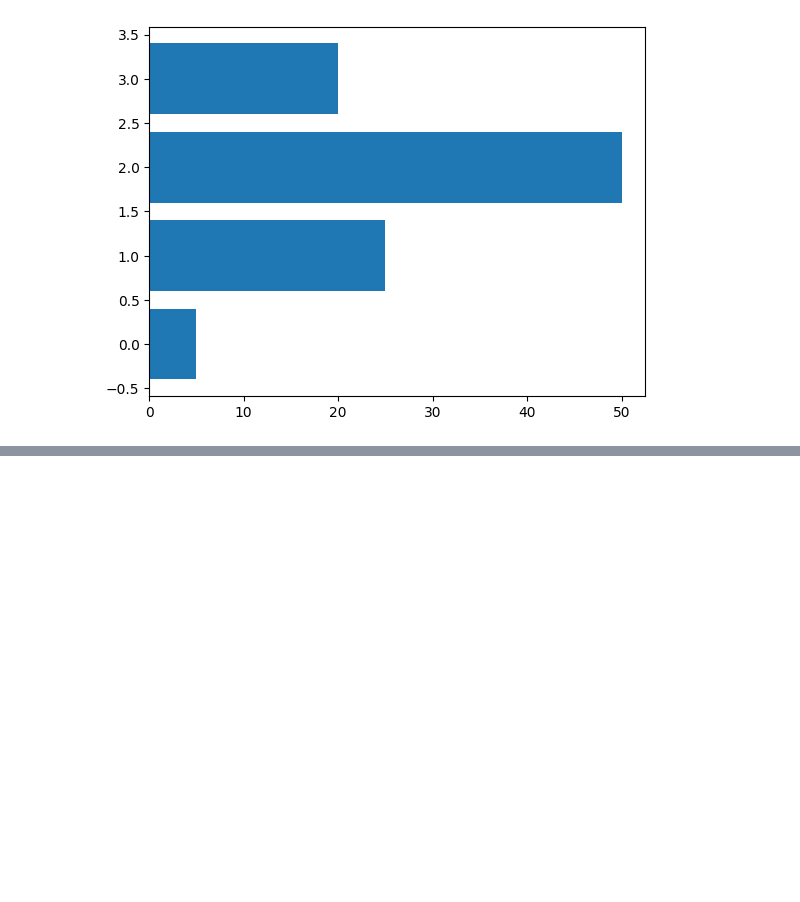
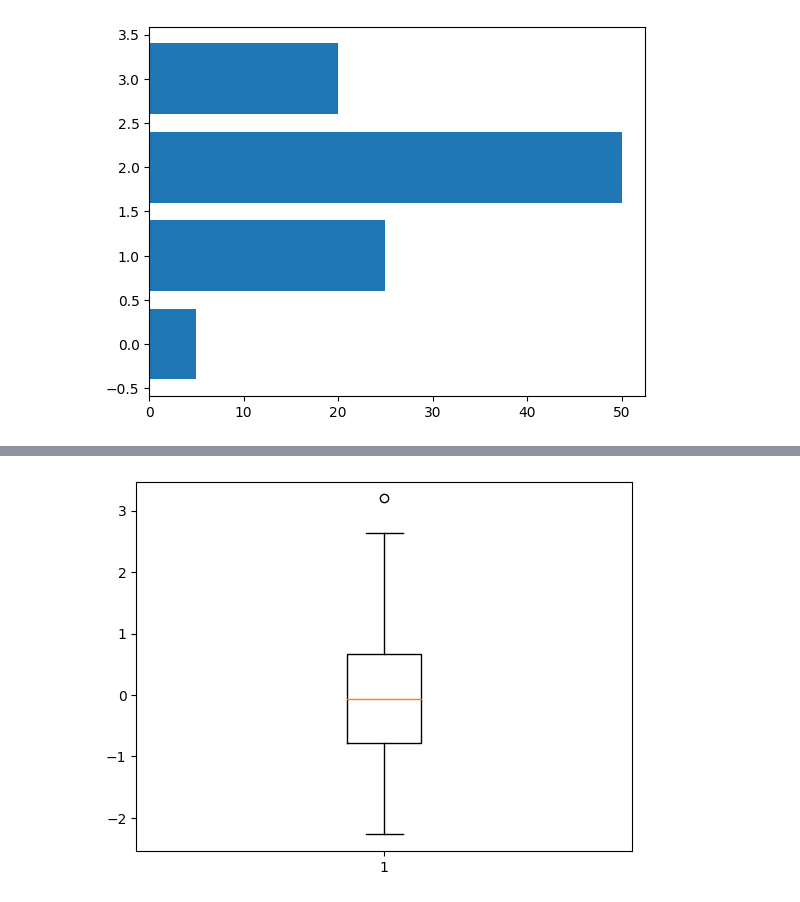
Before and after one commit to flyinacres/kaggle, a Jupyter notebook: matplotlib1.ipynb, the cells around one changed output, grey strips where cells are left out. Saved outputs shown, nothing was run; the diff lists cells and outputs as text; code cells hidden in the pictures; blank space fills up the shorter version.

```diff
--- a/matplotlib1.ipynb
+++ b/matplotlib1.ipynb
@@ -273,0 +299,8 @@ plt.show();
+# %%
+data3 = np.random.randn(100)
+
+plt.boxplot(data3)
+
+plt.show();
+# %% [output]
+[figure, added]
```
Also changed, not shown: parts of 6 cells of this notebook.
